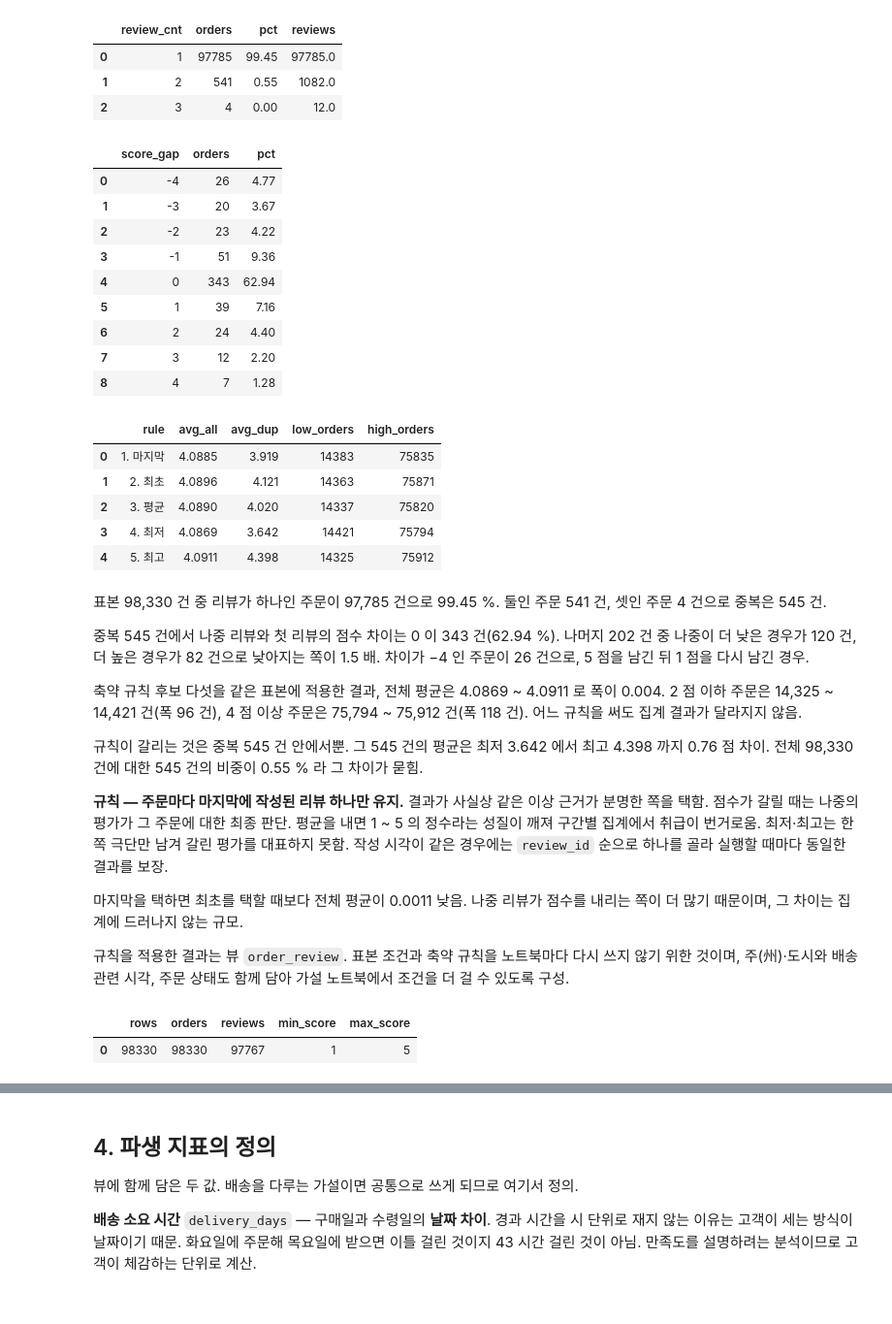
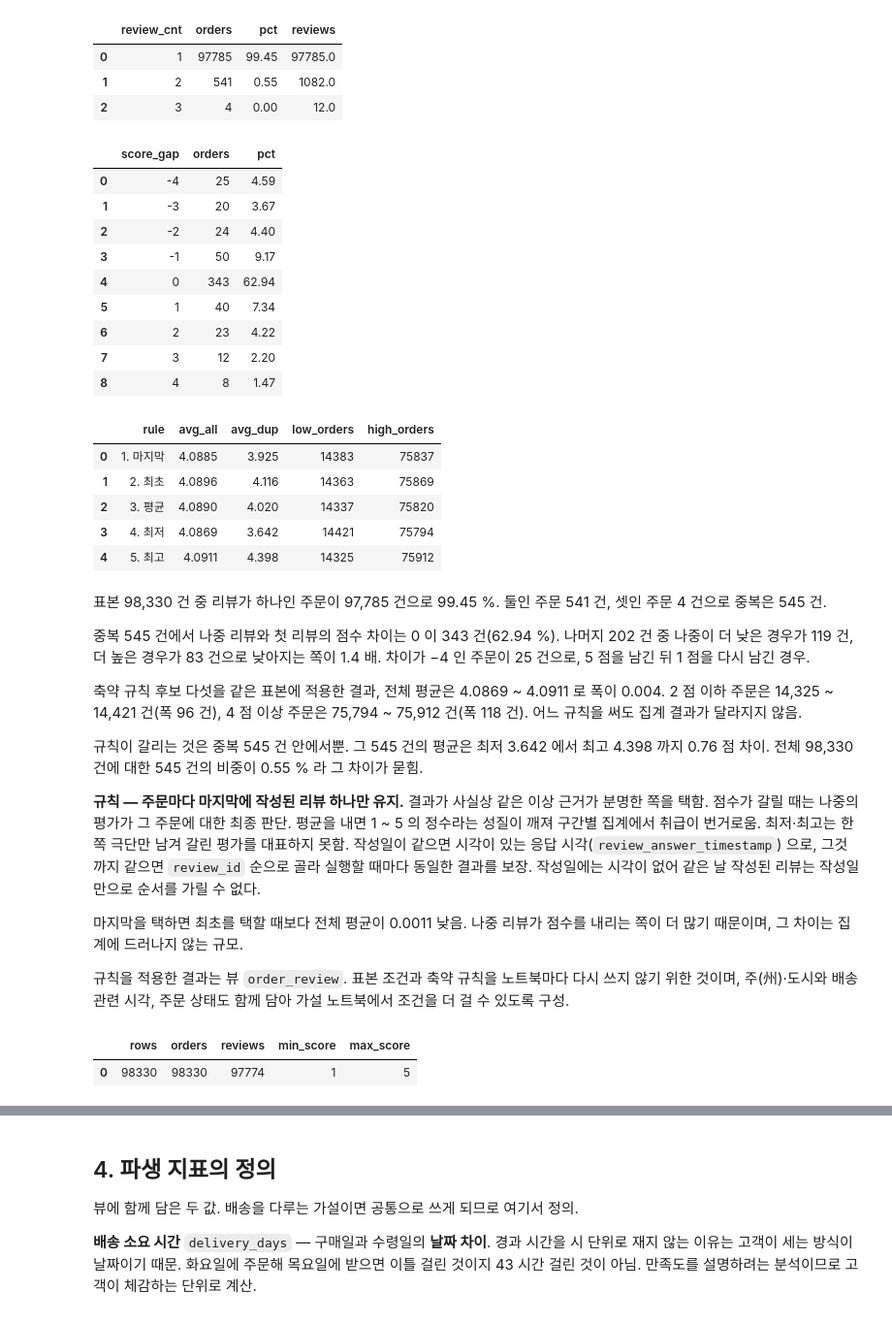
Before and after one commit to wlstjd1011/Olist-data-analyze, a Jupyter notebook: notebooks/05_metrics_and_sample.ipynb, the cells around one changed output, grey strips where cells are left out. Shown at 97% size. Saved outputs shown, nothing was run; the diff lists cells and outputs as text; code cells hidden in the pictures.

```diff
--- a/notebooks/05_metrics_and_sample.ipynb
+++ b/notebooks/05_metrics_and_sample.ipynb
@@ -215,39 +215,39 @@ ORDER BY review_cnt
 # %%
 con.execute("""
 WITH sample AS (
     SELECT order_id
     FROM orders
     WHERE order_purchase_timestamp >= DATE '2017-01-01'
       AND order_purchase_timestamp <  DATE '2018-09-01'
 ),
 per_order AS (
     SELECT s.order_id,
            COUNT(*) AS review_cnt,
-           arg_max(r.review_score, (r.review_creation_date, r.review_id))
-         - arg_min(r.review_score, (r.review_creation_date, r.review_id)) AS score_gap
+           arg_max(r.review_score, (r.review_creation_date, r.review_answer_timestamp, r.review_id))
+         - arg_min(r.review_score, (r.review_creation_date, r.review_answer_timestamp, r.review_id)) AS score_gap
     FROM sample        AS s
     JOIN order_reviews AS r ON r.order_id = s.order_id
     GROUP BY s.order_id
 )
 SELECT score_gap,
        COUNT(*)                                           AS orders,
        ROUND(100.0 * COUNT(*) / SUM(COUNT(*)) OVER (), 2) AS pct
 FROM per_order
 WHERE review_cnt >= 2
 GROUP BY score_gap
 ORDER BY score_gap
 """).df()
 # %% [output]
 |  | score_gap | orders | pct |
-| 0 | -4 | 26 | 4.77 |
+| 0 | -4 | 25 | 4.59 |
 | 1 | -3 | 20 | 3.67 |
-| 2 | -2 | 23 | 4.22 |
-| 3 | -1 | 51 | 9.36 |
+| 2 | -2 | 24 | 4.40 |
+| 3 | -1 | 50 | 9.17 |
 | 4 | 0 | 343 | 62.94 |
-| 5 | 1 | 39 | 7.16 |
-| 6 | 2 | 24 | 4.40 |
+| 5 | 1 | 40 | 7.34 |
+| 6 | 2 | 23 | 4.22 |
 | 7 | 3 | 12 | 2.20 |
-| 8 | 4 | 7 | 1.28 |
+| 8 | 4 | 8 | 1.47 |
 # %%
 con.execute("""
 WITH sample AS (
@@ -259,8 +259,8 @@ WITH sample AS (
 per_order AS (
     SELECT s.order_id,
            COUNT(*) AS review_cnt,
-           arg_max(r.review_score, (r.review_creation_date, r.review_id)) AS last_score,
-           arg_min(r.review_score, (r.review_creation_date, r.review_id)) AS first_score,
+           arg_max(r.review_score, (r.review_creation_date, r.review_answer_timestamp, r.review_id)) AS last_score,
+           arg_min(r.review_score, (r.review_creation_date, r.review_answer_timestamp, r.review_id)) AS first_score,
            AVG(r.review_score)                                            AS avg_score,
            MIN(r.review_score)                                            AS min_score,
            MAX(r.review_score)                                            AS max_score
@@ -286,8 +286,8 @@ ORDER BY rule
 """).df()
 # %% [output]
 |  | rule | avg_all | avg_dup | low_orders | high_orders |
-| 0 | 1. 마지막 | 4.0885 | 3.919 | 14383 | 75835 |
-| 1 | 2. 최초 | 4.0896 | 4.121 | 14363 | 75871 |
+| 0 | 1. 마지막 | 4.0885 | 3.925 | 14383 | 75837 |
+| 1 | 2. 최초 | 4.0896 | 4.116 | 14363 | 75869 |
 | 2 | 3. 평균 | 4.0890 | 4.020 | 14337 | 75820 |
 | 3 | 4. 최저 | 4.0869 | 3.642 | 14421 | 75794 |
 | 4 | 5. 최고 | 4.0911 | 4.398 | 14325 | 75912 |
@@ -296,8 +296,8 @@ ORDER BY rule
 셋인 주문 4 건으로 중복은 545 건.
 
 중복 545 건에서 나중 리뷰와 첫 리뷰의 점수 차이는 0 이 343 건(62.94 %).
-나머지 202 건 중 나중이 더 낮은 경우가 120 건, 더 높은 경우가 82 건으로 낮아지는 쪽이 1.5 배.
-차이가 −4 인 주문이 26 건으로, 5 점을 남긴 뒤 1 점을 다시 남긴 경우.
+나머지 202 건 중 나중이 더 낮은 경우가 119 건, 더 높은 경우가 83 건으로 낮아지는 쪽이 1.4 배.
+차이가 −4 인 주문이 25 건으로, 5 점을 남긴 뒤 1 점을 다시 남긴 경우.
 
 축약 규칙 후보 다섯을 같은 표본에 적용한 결과, 전체 평균은 4.0869 ~ 4.0911 로 폭이 0.004.
 2 점 이하 주문은 14,325 ~ 14,421 건(폭 96 건), 4 점 이상 주문은 75,794 ~ 75,912 건(폭 118 건).
@@ -310,7 +310,8 @@ ORDER BY rule
 택함. 점수가 갈릴 때는 나중의 평가가 그 주문에 대한 최종 판단.
 평균을 내면 1 ~ 5 의 정수라는 성질이 깨져 구간별 집계에서 취급이 번거로움.
 최저·최고는 한쪽 극단만 남겨 갈린 평가를 대표하지 못함.
-작성 시각이 같은 경우에는 `review_id` 순으로 하나를 골라 실행할 때마다 동일한 결과를 보장.
+작성일이 같으면 시각이 있는 응답 시각(`review_answer_timestamp`) 으로, 그것까지 같으면 `review_id` 순으로 골라
+실행할 때마다 동일한 결과를 보장. 작성일에는 시각이 없어 같은 날 작성된 리뷰는 작성일만으로 순서를 가릴 수 없다.
 
 마지막을 택하면 최초를 택할 때보다 전체 평균이 0.0011 낮음. 나중 리뷰가 점수를 내리는 쪽이
 더 많기 때문이며, 그 차이는 집계에 드러나지 않는 규모.
@@ -341,7 +342,7 @@ JOIN order_reviews AS r ON o.order_id    = r.order_id
 WHERE o.order_purchase_timestamp >= DATE '2017-01-01'
   AND o.order_purchase_timestamp <  DATE '2018-09-01'
 QUALIFY ROW_NUMBER() OVER (PARTITION BY o.order_id
-                           ORDER BY r.review_creation_date DESC, r.review_id DESC) = 1
+                           ORDER BY r.review_creation_date DESC, r.review_answer_timestamp DESC, r.review_id DESC) = 1
 """)
 
 con.execute("""
@@ -354,7 +355,7 @@ FROM order_review
 """).df()
 # %% [output]
 |  | rows | orders | reviews | min_score | max_score |
-| 0 | 98330 | 98330 | 97767 | 1 | 5 |
+| 0 | 98330 | 98330 | 97774 | 1 | 5 |
 # %%
 con.execute("""
 WITH per_review AS (
```
Also changed, not shown: parts of 2 cells of this notebook, 3 other files.
